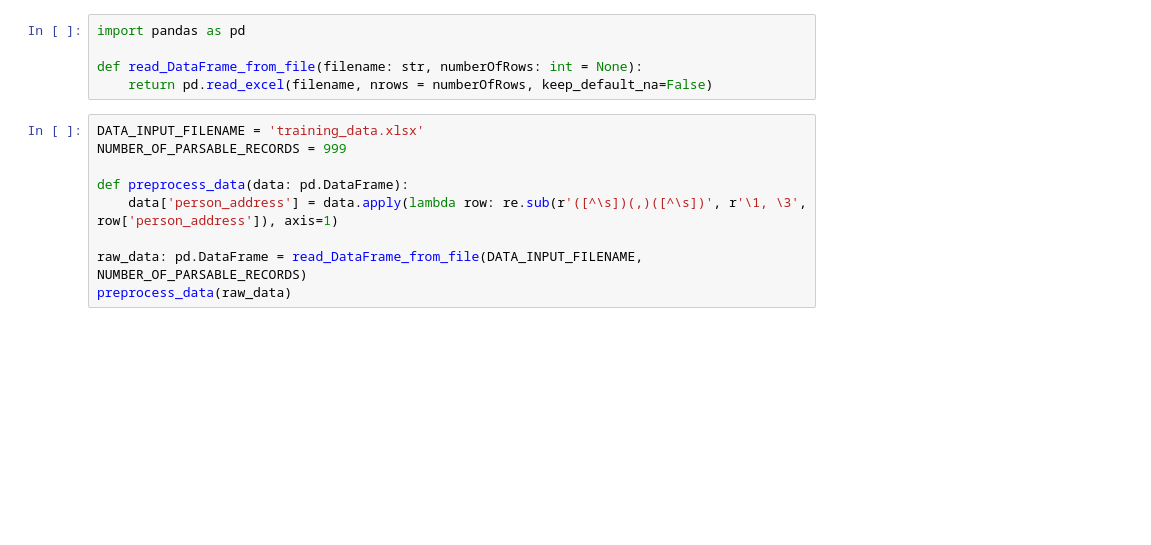
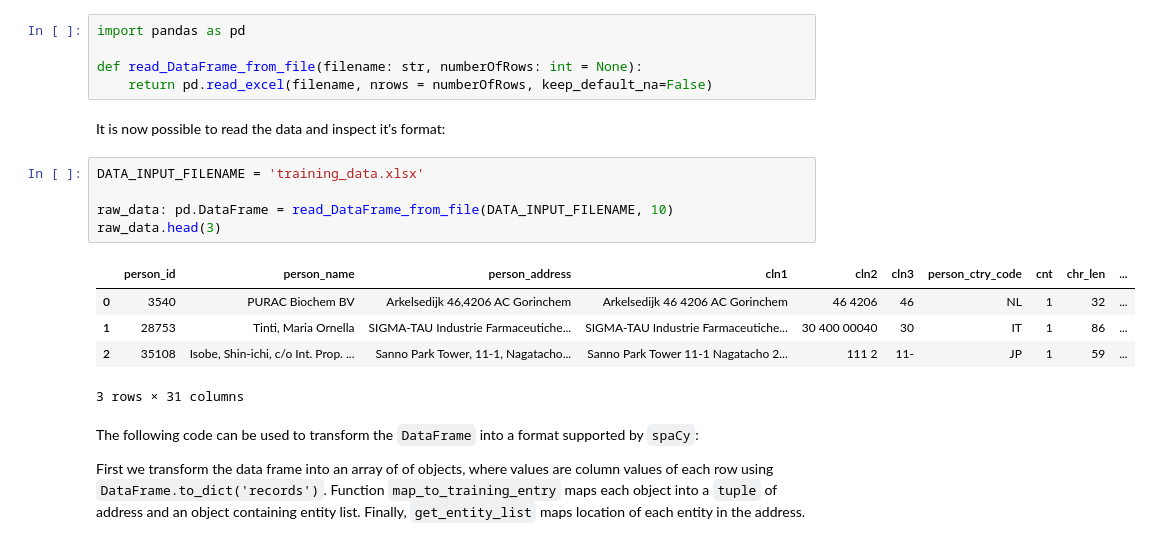
Before and after one commit to MKarolis/address-parsing-nlp, a Jupyter notebook: DOCUMENTATION.ipynb, the cells around one changed output. Saved outputs shown, nothing was run; the diff lists cells and outputs as text; blank space fills up the shorter version.

```diff
--- a/DOCUMENTATION.ipynb
+++ b/DOCUMENTATION.ipynb
@@ -3,14 +43,23 @@ import pandas as pd
 
 def read_DataFrame_from_file(filename: str, numberOfRows: int = None):
     return pd.read_excel(filename, nrows = numberOfRows, keep_default_na=False)
-# %%
-DATA_INPUT_FILENAME = 'training_data.xlsx'
-NUMBER_OF_PARSABLE_RECORDS = 999
-
-def preprocess_data(data: pd.DataFrame):
-    data['person_address'] = data.apply(lambda row: re.sub(r'([^\s])(,)([^\s])', r'\1, \3', row['person_address']), axis=1)
-
-raw_data: pd.DataFrame = read_DataFrame_from_file(DATA_INPUT_FILENAME, NUMBER_OF_PARSABLE_RECORDS)
-preprocess_data(raw_data)
+# %% [markdown]
+It is now possible to read the data and inspect it's format:
+# %%
+DATA_INPUT_FILENAME = 'training_data.xlsx'
+
+raw_data: pd.DataFrame = read_DataFrame_from_file(DATA_INPUT_FILENAME, 10)
+raw_data.head(3)
+# %% [output]
+|  | person_id | person_name | person_address | cln1 | cln2 | cln3 | person_ctry_code | cnt | chr_len | ... |
+| 0 | 3540 | PURAC Biochem BV | Arkelsedijk 46,4206 AC Gorinchem | Arkelsedijk 46 4206 AC Gorinchem | 46 4206 | 46 | NL | 1 | 32 | ... |
+| 1 | 28753 | Tinti, Maria Ornella | SIGMA-TAU Industrie Farmaceutiche... | SIGMA-TAU Industrie Farmaceutiche... | 30 400 00040 | 30 | IT | 1 | 86 | ... |
+| 2 | 35108 | Isobe, Shin-ichi, c/o Int. Prop. ... | Sanno Park Tower, 11-1, Nagatacho... | Sanno Park Tower 11-1 Nagatacho 2... | 111 2 | 11- | JP | 1 | 59 | ... |
+3 rows × 31 columns
+# %% [markdown]
+The following code can be used to transform the `DataFrame` into a format supported by `spaCy`:
+
+
+First we transform the data frame into an array of of objects, where values are column values of each row using `DataFrame.to_dict('records')`. Function `map_to_training_entry` maps each object into a `tuple` of address and an object containing entity list. Finally, `get_entity_list` maps location of each entity in the address.
 # %%
 import re
```
Also changed, not shown: parts of 37 cells of this notebook, 3 other files.
